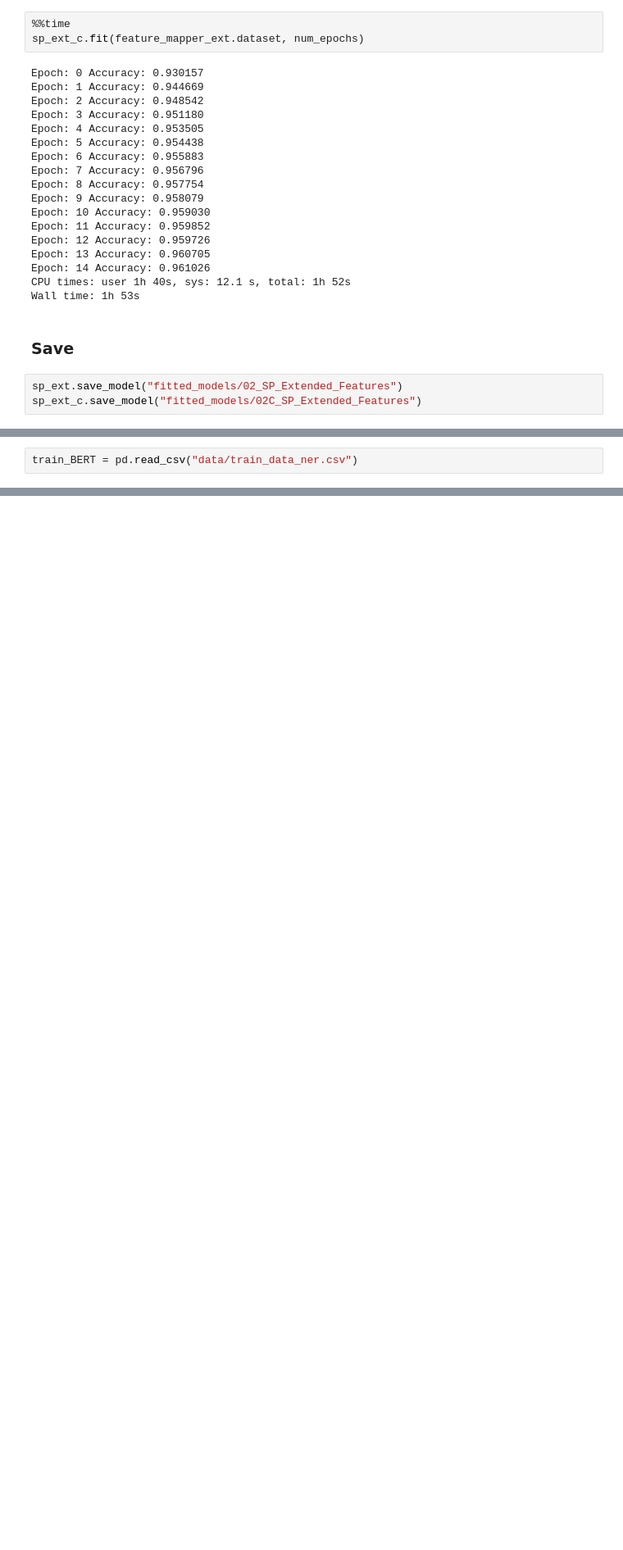
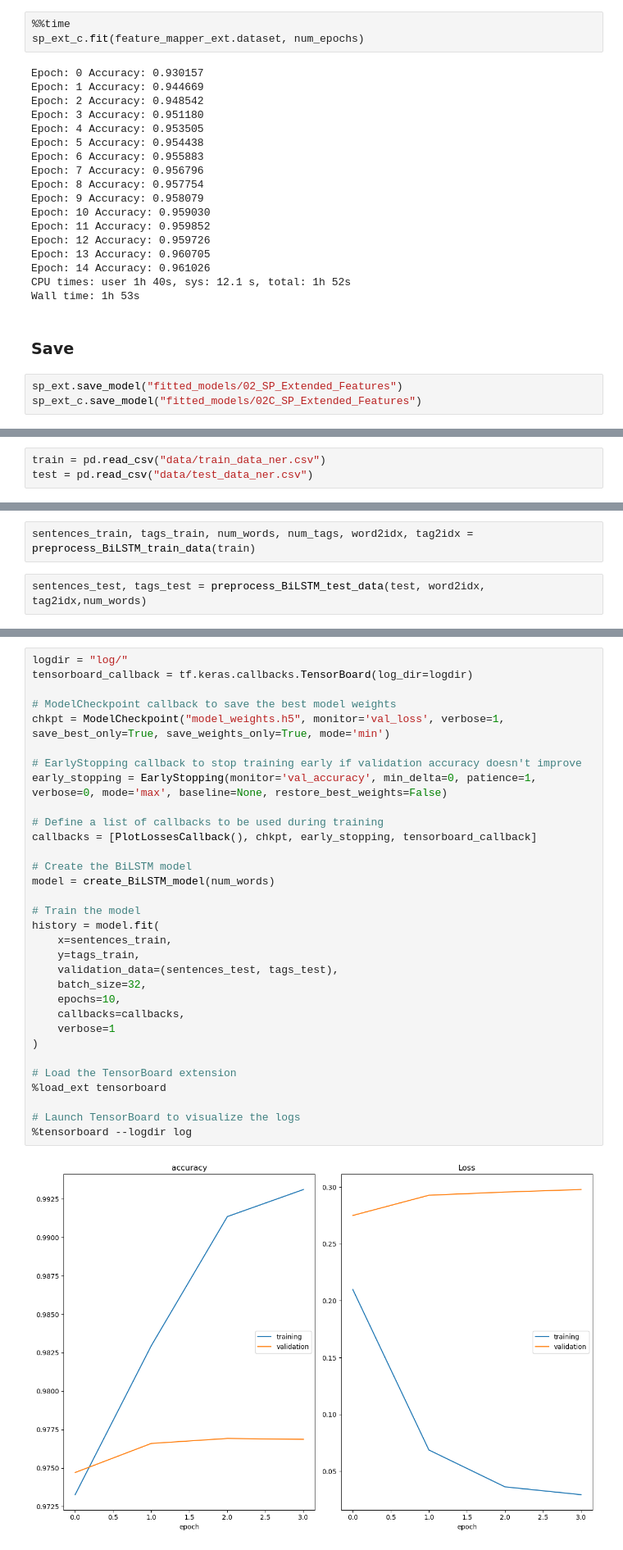
Before and after one commit to davidrosado4/named-entity-recognition, a Jupyter notebook: train_models.ipynb, the cells around one changed output, grey strips where cells are left out. Shown at 82% size. Cells and saved outputs as stored; diff of their text form; blank space fills up the shorter version.

Commit message:
training bi-lstm

```diff
--- a/train_models.ipynb
+++ b/train_models.ipynb
@@ -256,2 +280,3 @@ sp_ext_c.save_model("fitted_models/02C_SP_Extended_Features")
 # %%
-train_BERT = pd.read_csv("data/train_data_ner.csv")
+train = pd.read_csv("data/train_data_ner.csv")
+test = pd.read_csv("data/test_data_ner.csv")
@@ -322 +285,5 @@ ________________________________________________________________________________
+# %%
+sentences_train, tags_train, num_words, num_tags, word2idx, tag2idx = preprocess_BiLSTM_train_data(train)
+# %%
+sentences_test, tags_test = preprocess_BiLSTM_test_data(test, word2idx, tag2idx,num_words)
 # %% [markdown]
@@ -334,0 +291,34 @@ KeyboardInterrupt:
+# %%
+logdir = "log/"
+tensorboard_callback = tf.keras.callbacks.TensorBoard(log_dir=logdir)
+
+# ModelCheckpoint callback to save the best model weights
+chkpt = ModelCheckpoint("model_weights.h5", monitor='val_loss', verbose=1, save_best_only=True, save_weights_only=True, mode='min')
+
+# EarlyStopping callback to stop training early if validation accuracy doesn't improve
+early_stopping = EarlyStopping(monitor='val_accuracy', min_delta=0, patience=1, verbose=0, mode='max', baseline=None, restore_best_weights=False)
+
+# Define a list of callbacks to be used during training
+callbacks = [PlotLossesCallback(), chkpt, early_stopping, tensorboard_callback]
+
+# Create the BiLSTM model
+model = create_BiLSTM_model(num_words)
+
+# Train the model
+history = model.fit(
+    x=sentences_train,
+    y=tags_train,
+    validation_data=(sentences_test, tags_test),
+    batch_size=32,
+    epochs=10,
+    callbacks=callbacks,
+    verbose=1
+)
+
+# Load the TensorBoard extension
+%load_ext tensorboard
+
+# Launch TensorBoard to visualize the logs
+%tensorboard --logdir log
+# %% [output]
+[figure, added]
```
Also changed, not shown: parts of 20 cells of this notebook.
